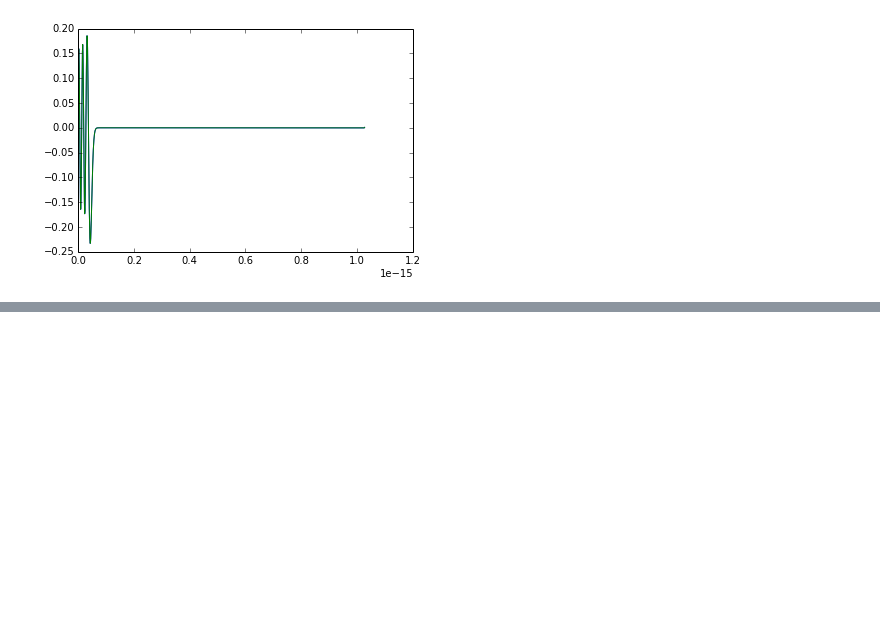
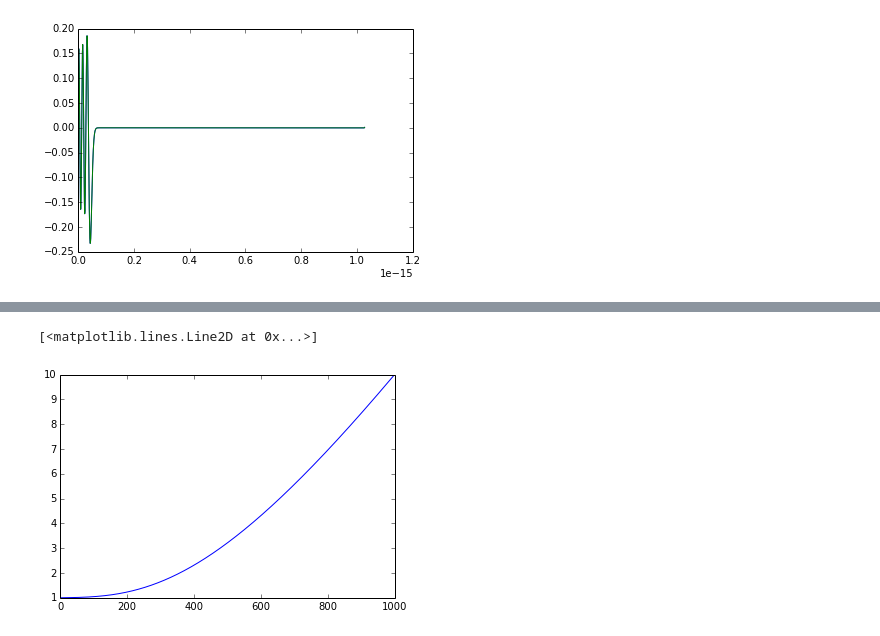
Before and after one commit to AndreiHG/ultracold-molec-coll, a Jupyter notebook: quantum/fgh-debug.ipynb, the cells around one changed output, grey strips where cells are left out. Cells and saved outputs as stored; diff of their text form; code cells hidden in the pictures; blank space fills up the shorter version.

```diff
--- a/quantum/fgh-debug.ipynb
+++ b/quantum/fgh-debug.ipynb
@@ -259,0 +265,9 @@ plt.plot(sol2.x,sol2.psi[:,5])
+# %%
+A, beta = 9.9, 0.1
+x_mapping = lambda Q: Q - A * np.arctan(beta*Q)
+dx_mapping = lambda Q: 1 - A * beta / (1 + (beta * Q)**2)
+grid = fgh.grid(1,10,1000,x_mapping,dx_mapping)
+plt.plot(grid.q)
+# %% [output]
+[<matplotlib.lines.Line2D at 0x...>]
+[figure, added]
```
Also changed, not shown: parts of 2 cells of this notebook.
